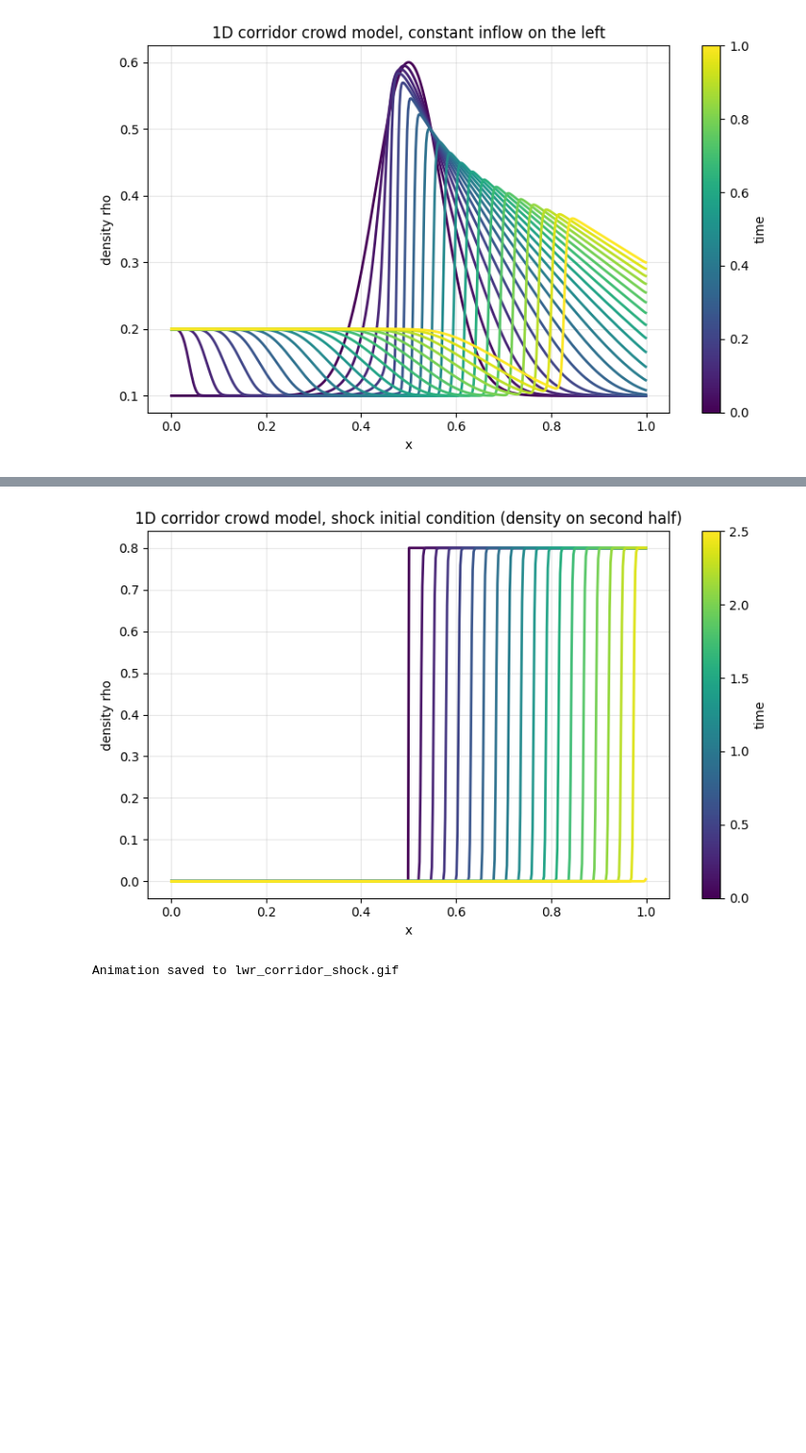
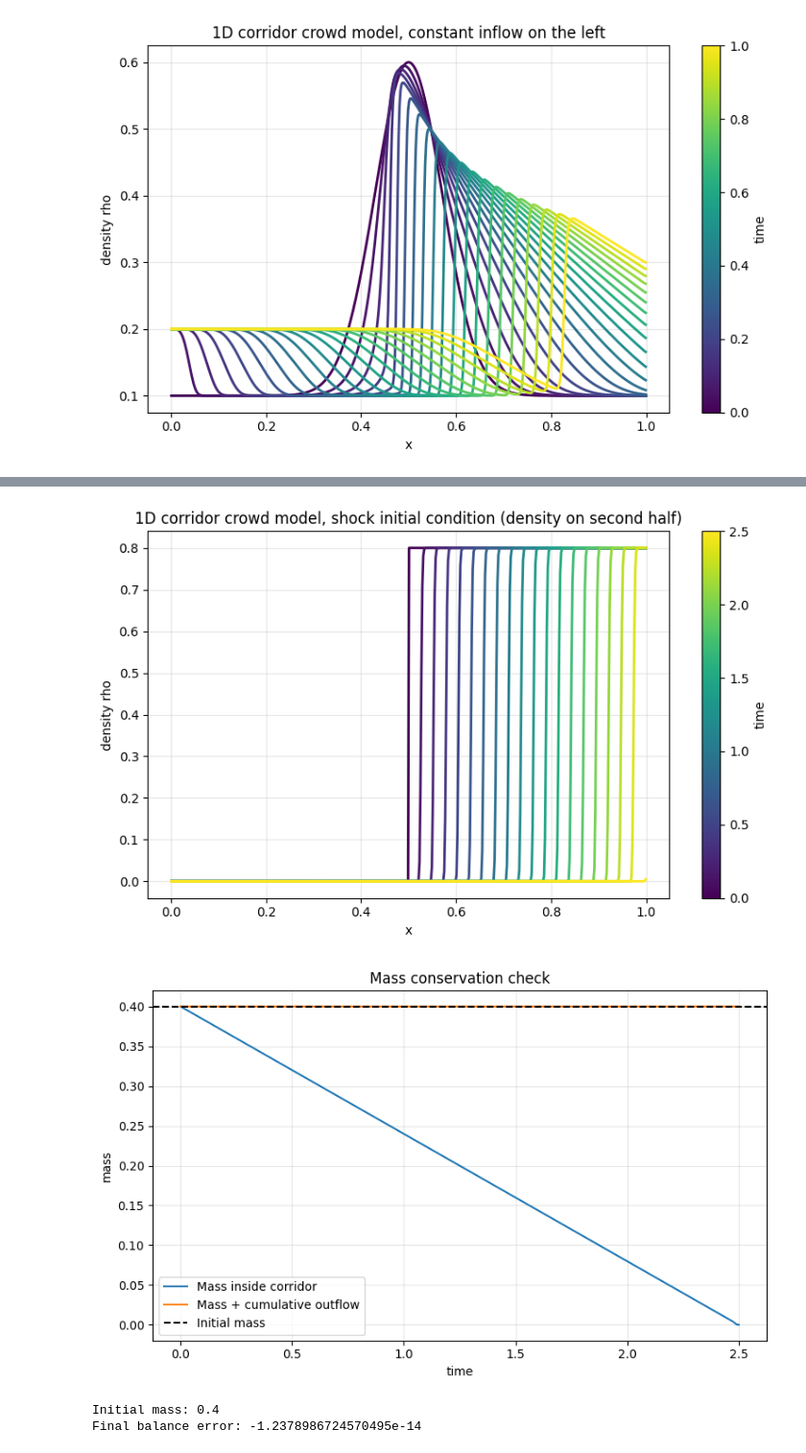
Before and after one commit to margheritabonan/Crowd-Modelling, a Jupyter notebook: crowd_modelling.ipynb, the cells around one changed output, grey strips where cells are left out. Shown at 96% size. Saved outputs shown, nothing was run; the diff lists cells and outputs as text; code cells hidden in the pictures; blank space fills up the shorter version.

```diff
--- a/crowd_modelling.ipynb
+++ b/crowd_modelling.ipynb
@@ -280,18 +348,23 @@ plot_density_snapshots(x, snaps, title="1D corridor crowd model, shock initial c
 # %%
 # density only on second half of the corridor, free outflow on the right, no inflow on the left
 initial_density_shock2 = lambda x: np.where(x < 0.5, 0.0, 0.8)
 
 x, snaps, diag = solve_lwr_corridor(
     initial_density_shock2,
     rho_left=0.0, # no inflow on the left, just the initial shock
     rho_right=None, # free outflow on the right
     T = 2.5,
     num_time_steps=10000,
 )
 plot_density_snapshots(x, snaps, title="1D corridor crowd model, shock initial condition (density on second half)")
 
+# mass conservation check
+plot_mass_convervation(diag)
+
 # gif
 #create_density_animation(x, snaps, filename="lwr_corridor_shock.gif", title="1D corridor crowd model: finite volume LWR, shock initial condition", fps=5)
 # %% [output]
 [figure]
+[figure, added]
-Animation saved to lwr_corridor_shock.gif
+Initial mass: 0.4
+Final balance error: -1.2378986724570495e-14
```
Also changed, not shown: parts of 8 cells of this notebook, 2 other files.
